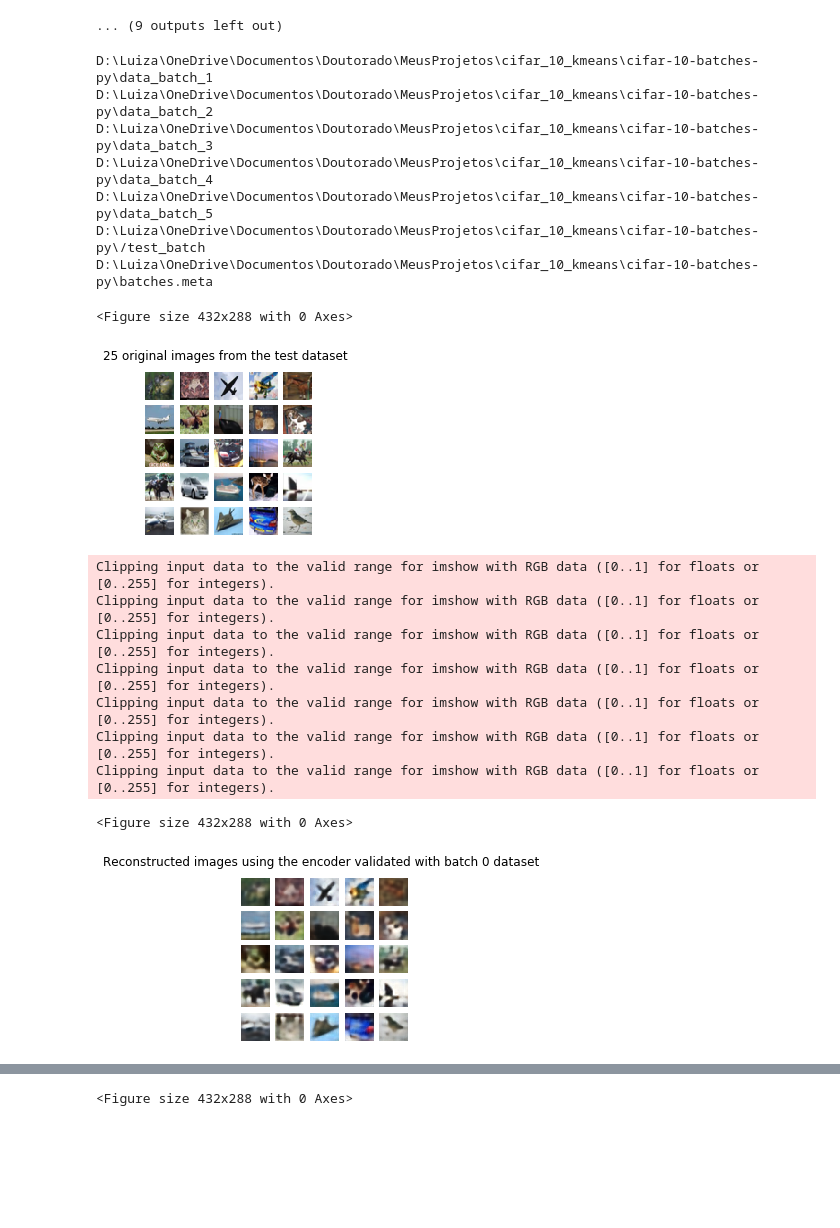
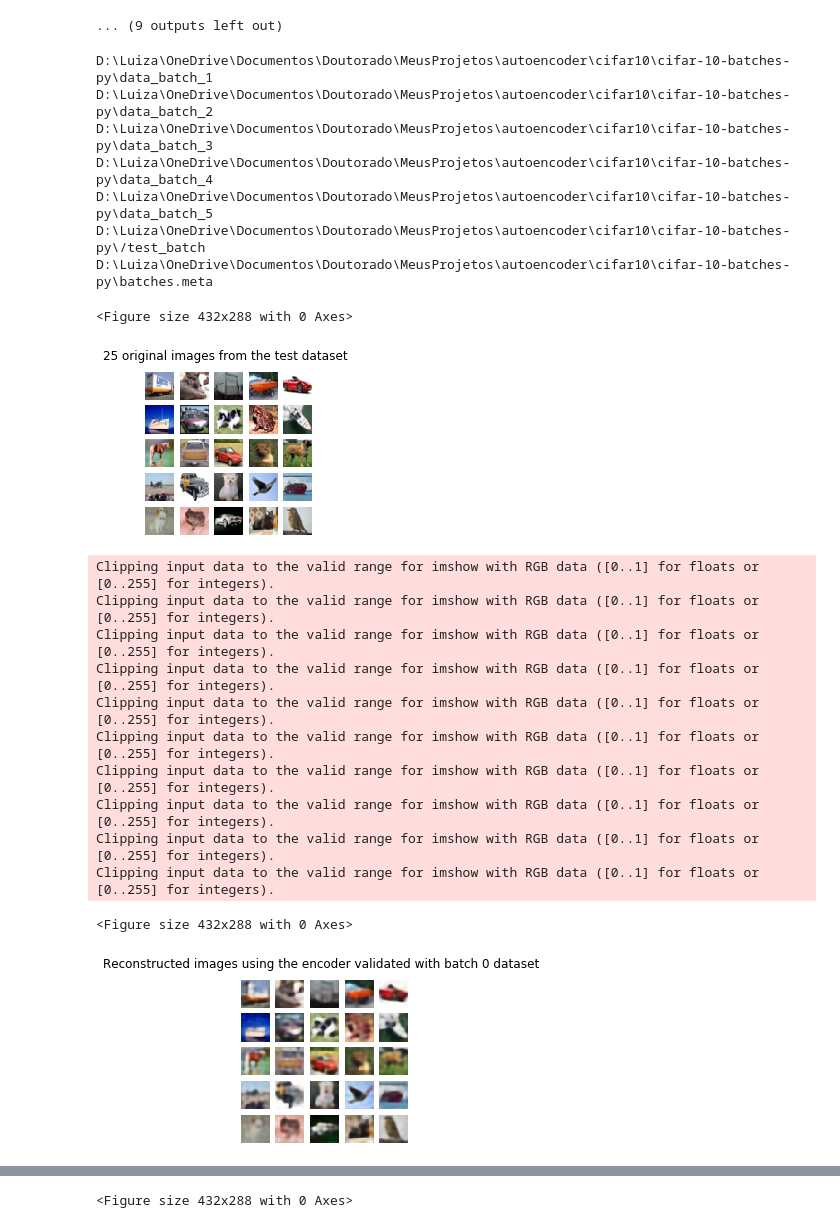
Before and after one commit to luizamarnet/autoencoder, a Jupyter notebook: autoencoder_cifar10.ipynb, the cells around one changed output, grey strips where cells are left out. Drawn from its saved outputs; the diff is of its cells as text; code cells hidden in the pictures; blank space fills up the shorter version.

Commit message:
mnist_test

```diff
--- a/autoencoder_cifar10.ipynb
+++ b/autoencoder_cifar10.ipynb
@@ -224,7 +224,7 @@ Epoch 70/70
 [figure]
 ... (9 outputs left out)
 # %%
-arq_path = 'D:\Luiza\OneDrive\Documentos\Doutorado\MeusProjetos\cifar_10_kmeans'
+arq_path = 'D:\Luiza\OneDrive\Documentos\Doutorado\MeusProjetos\\autoencoder\cifar10'
 batch = load_data (arq_path)
 
 i_train = np.arange(5)
@@ -240,7 +240,7 @@ i_aux=np.zeros((5,5))
 for j in range(5):
     for k in range(5):
         axes1[j][k].set_axis_off()
-        axes1[j][k].imshow(data_val[i[t]])
+        axes1[j][k].imshow(data_test[i[t]])
         t+=1
 fig.suptitle('25 original images from the test dataset')
 plt.show()
@@ -250,42 +250,42 @@ test_consineSimilarity = np.zeros((5))
 
 for i_crossVal in range(5):
 
 
     model = tf.keras.models.load_model(arq_path + '\Encoder_model_'+str(i_crossVal)+'.h5', custom_objects={'my_loss_fn': my_loss_fn})
 
 
-    y_hat=model.predict( data_val[i] )
+    y_hat=model.predict( data_test[i] )
 
     t=0
     plt.figure()
     fig, axes1 = plt.subplots(5,5,figsize=(3,3))
     for j in range(5):
         for k in range(5):
             axes1[j][k].set_axis_off()
             axes1[j][k].imshow(y_hat[t])
             t+=1
     fig.suptitle('Reconstructed images using the encoder validated with batch ' + str(i_crossVal) + ' dataset')
     plt.show()
     _, test_mse[i_crossVal], test_consineSimilarity[i_crossVal] = model.evaluate(x=data_test, y=data_test, batch_size=128)
 
 test_mse_mean = np.mean(test_mse)
 test_mse_std = np.std(test_mse)
 
 test_consineSimilarity_mean = np.mean(test_consineSimilarity)
 test_consineSimilarity_std = np.std(test_consineSimilarity)
 
 print('The Mean Test MSE for the Cross-Validation = ', test_mse_mean, ' - with Standard Deviation = ', test_mse_std)
 print('The Mean Test Cosine Similarity for the Cross-Validation = ', test_consineSimilarity_mean, ' - with Standard Deviation = ', test_consineSimilarity_std)
 # %% [output]
-D:\Luiza\OneDrive\Documentos\Doutorado\MeusProjetos\cifar_10_kmeans\cifar-10-batches-py\data_batch_1
-D:\Luiza\OneDrive\Documentos\Doutorado\MeusProjetos\cifar_10_kmeans\cifar-10-batches-py\data_batch_2
-D:\Luiza\OneDrive\Documentos\Doutorado\MeusProjetos\cifar_10_kmeans\cifar-10-batches-py\data_batch_3
-D:\Luiza\OneDrive\Documentos\Doutorado\MeusProjetos\cifar_10_kmeans\cifar-10-batches-py\data_batch_4
-D:\Luiza\OneDrive\Documentos\Doutorado\MeusProjetos\cifar_10_kmeans\cifar-10-batches-py\data_batch_5
-D:\Luiza\OneDrive\Documentos\Doutorado\MeusProjetos\cifar_10_kmeans\cifar-10-batches-py\/test_batch
-D:\Luiza\OneDrive\Documentos\Doutorado\MeusProjetos\cifar_10_kmeans\cifar-10-batches-py\batches.meta
+D:\Luiza\OneDrive\Documentos\Doutorado\MeusProjetos\autoencoder\cifar10\cifar-10-batches-py\data_batch_1
+D:\Luiza\OneDrive\Documentos\Doutorado\MeusProjetos\autoencoder\cifar10\cifar-10-batches-py\data_batch_2
+D:\Luiza\OneDrive\Documentos\Doutorado\MeusProjetos\autoencoder\cifar10\cifar-10-batches-py\data_batch_3
+D:\Luiza\OneDrive\Documentos\Doutorado\MeusProjetos\autoencoder\cifar10\cifar-10-batches-py\data_batch_4
+D:\Luiza\OneDrive\Documentos\Doutorado\MeusProjetos\autoencoder\cifar10\cifar-10-batches-py\data_batch_5
+D:\Luiza\OneDrive\Documentos\Doutorado\MeusProjetos\autoencoder\cifar10\cifar-10-batches-py\/test_batch
+D:\Luiza\OneDrive\Documentos\Doutorado\MeusProjetos\autoencoder\cifar10\cifar-10-batches-py\batches.meta
 <Figure size 432x288 with 0 Axes>
-[figure, old version]
+[figure, new version]
 Clipping input data to the valid range for imshow with RGB data ([0..1] for floats or [0..255] for integers).
 Clipping input data to the valid range for imshow with RGB data ([0..1] for floats or [0..255] for integers).
 Clipping input data to the valid range for imshow with RGB data ([0..1] for floats or [0..255] for integers).
@@ -293,5 +293,8 @@ Clipping input data to the valid range for imshow with RGB data ([0..1] for floa
 Clipping input data to the valid range for imshow with RGB data ([0..1] for floats or [0..255] for integers).
 Clipping input data to the valid range for imshow with RGB data ([0..1] for floats or [0..255] for integers).
 Clipping input data to the valid range for imshow with RGB data ([0..1] for floats or [0..255] for integers).
+Clipping input data to the valid range for imshow with RGB data ([0..1] for floats or [0..255] for integers).
+Clipping input data to the valid range for imshow with RGB data ([0..1] for floats or [0..255] for integers).
+Clipping input data to the valid range for imshow with RGB data ([0..1] for floats or [0..255] for integers).
 <Figure size 432x288 with 0 Axes>
-[figure, old version]
+[figure, new version]
```
Also changed, not shown: parts of 4 cells of this notebook, 39 other files.
